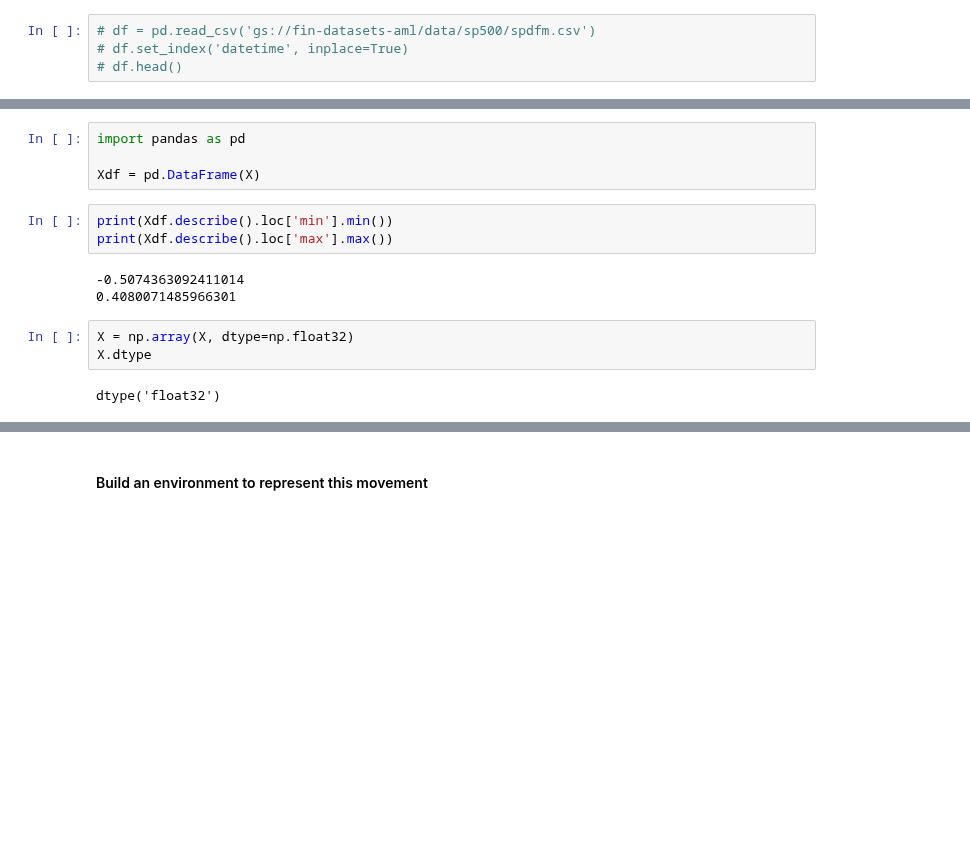
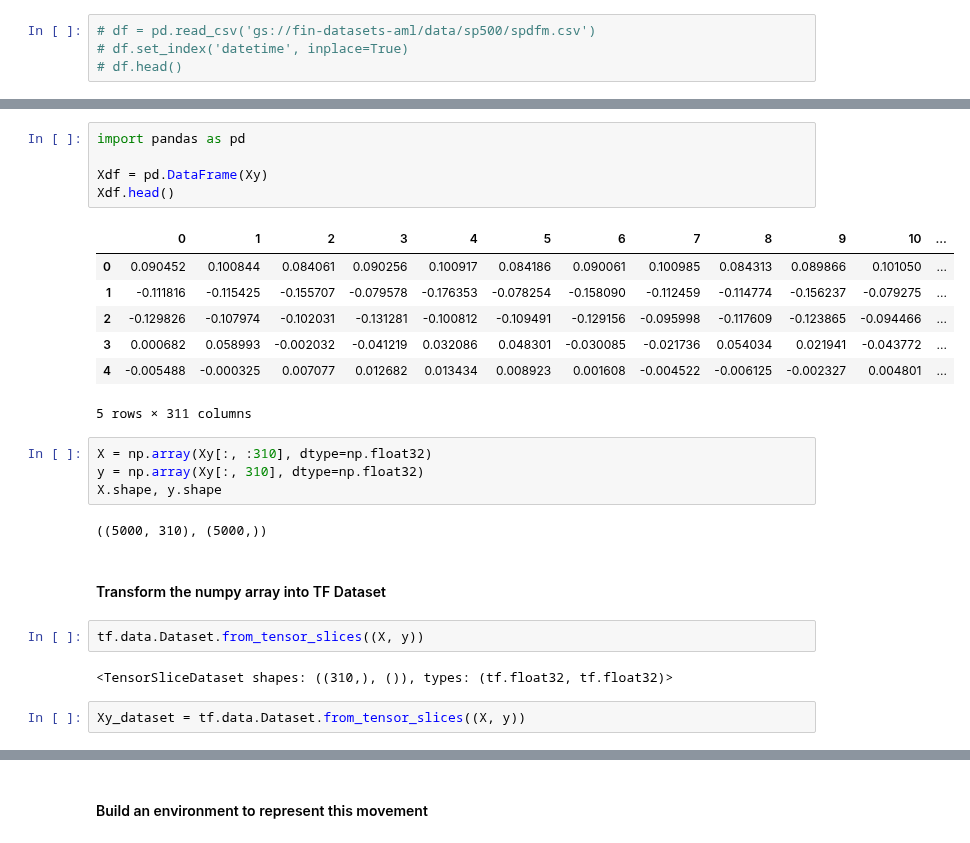
Before and after one commit to MarkPopovich/financial-ml, a Jupyter notebook: 4-Modeling/4.7 Design Deep Reinforcement Learning Agent.ipynb, the cells around one changed output, grey strips where cells are left out. Drawn from its saved outputs; the diff is of its cells as text; blank space fills up the shorter version.

```diff
--- a/4-Modeling/4.7 Design Deep Reinforcement Learning Agent.ipynb
+++ b/4-Modeling/4.7 Design Deep Reinforcement Learning Agent.ipynb
@@ -129,15 +118,27 @@ X.shape
 # %%
 import pandas as pd
 
-Xdf = pd.DataFrame(X)
+Xdf = pd.DataFrame(Xy)
+Xdf.head()
+# %% [output]
+|  | 0 | 1 | 2 | 3 | 4 | 5 | 6 | 7 | 8 | 9 | 10 | ... |
+| 0 | 0.090452 | 0.100844 | 0.084061 | 0.090256 | 0.100917 | 0.084186 | 0.090061 | 0.100985 | 0.084313 | 0.089866 | 0.101050 | ... |
+| 1 | -0.111816 | -0.115425 | -0.155707 | -0.079578 | -0.176353 | -0.078254 | -0.158090 | -0.112459 | -0.114774 | -0.156237 | -0.079275 | ... |
+| 2 | -0.129826 | -0.107974 | -0.102031 | -0.131281 | -0.100812 | -0.109491 | -0.129156 | -0.095998 | -0.117609 | -0.123865 | -0.094466 | ... |
+| 3 | 0.000682 | 0.058993 | -0.002032 | -0.041219 | 0.032086 | 0.048301 | -0.030085 | -0.021736 | 0.054034 | 0.021941 | -0.043772 | ... |
+| 4 | -0.005488 | -0.000325 | 0.007077 | 0.012682 | 0.013434 | 0.008923 | 0.001608 | -0.004522 | -0.006125 | -0.002327 | 0.004801 | ... |
+5 rows × 311 columns
-# %%
-print(Xdf.describe().loc['min'].min())
-print(Xdf.describe().loc['max'].max())
-# %% [output]
--0.5074363092411014
-0.4080071485966301
 # %%
-X = np.array(X, dtype=np.float32)
-X.dtype
+X = np.array(Xy[:, :310], dtype=np.float32)
+y = np.array(Xy[:, 310], dtype=np.float32)
+X.shape, y.shape
 # %% [output]
-dtype('float32')
+((5000, 310), (5000,))
+# %% [markdown]
+#### Transform the numpy array into TF Dataset
+# %%
+tf.data.Dataset.from_tensor_slices((X, y))
+# %% [output]
+<TensorSliceDataset shapes: ((310,), ()), types: (tf.float32, tf.float32)>
+# %%
+Xy_dataset = tf.data.Dataset.from_tensor_slices((X, y))
```
Also changed, not shown: parts of 36 cells of this notebook.
